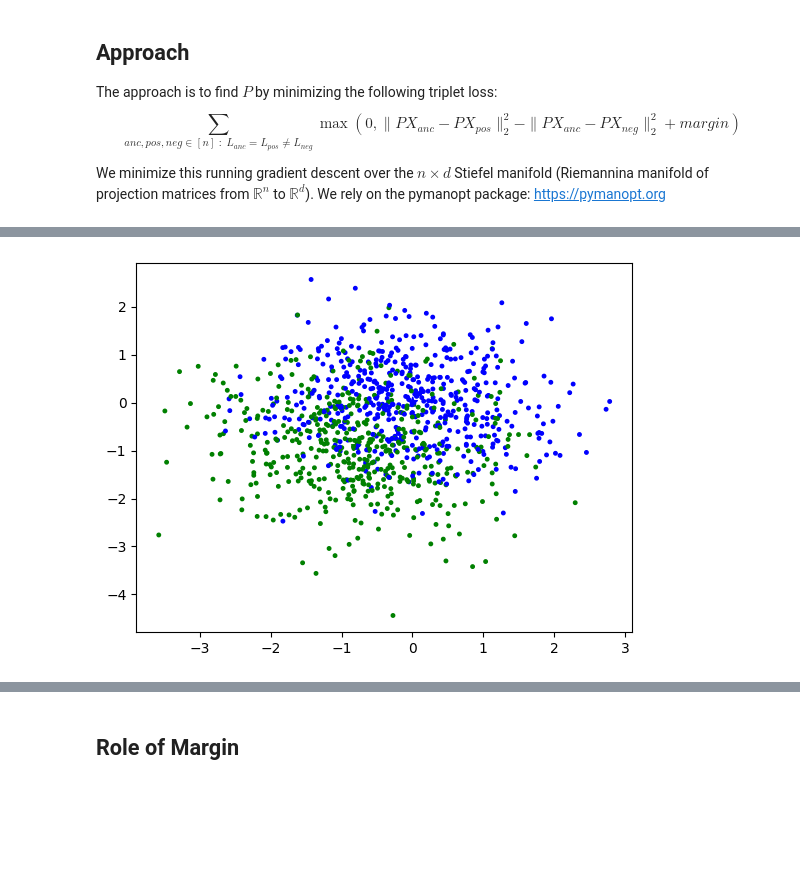
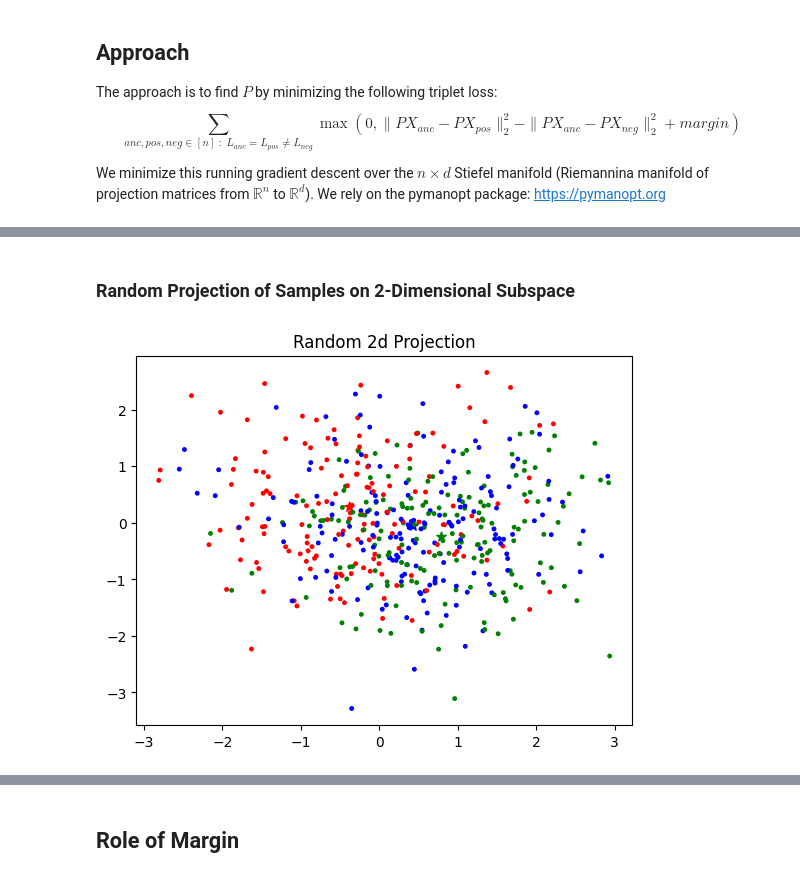
Before and after one commit to BangachevKiril/TripletLoss, a Jupyter notebook: GMMsExample/GMM Tests Notebook.ipynb, the cells around one changed output, grey strips where cells are left out. Cells and saved outputs as stored; diff of their text form; code cells hidden in the pictures; blank space fills up the shorter version.

```diff
--- a/GMMsExample/GMM Tests Notebook.ipynb
+++ b/GMMsExample/GMM Tests Notebook.ipynb
@@ -46,12 +53,12 @@ To enable the following instructions: AVX2 FMA, in other operations, rebuild Ten
 # %%
 # Parameters
-k = 2 #number of components
+k = 3 #number of components
 dk = 2 # dimension of components
 d = 10 # dimension of samples
-n = 1000 #number of samples
+n = 500 #number of samples
 sigma = 1 #sigma, noise size
-p = [.5, .5] # mixture weights
 # %%
 # Generating data
-(V, X, L) = GMMD.generate_GMM_data(k,n,d,sigma,dk,p)
-print(L)
+components = GMMD.generate_GMM_means(n_components=k,dim_samples= d, dim_components=dk)
+
+X_train,L_train = GMMD.generate_GMM_samples(components = components,n_samples = n,sigma= sigma)
@@ -82,9 +73,11 @@ plt.scatter(x = V[:,0], y = V[:,1])
+# %% [markdown]
+### Random Projection of Samples on 2-Dimensional Subspace
 # %%
 stiefel = pymanopt.manifolds.Stiefel(n = d, p = dk)
 RP = stiefel.random_point()
 
-VisualizingFunctions.visualize(X,L,V,RP)
+VisualizingFunctions.visualize(X_train,L_train,components,RP,title= "Random 2d Projection")
 # %% [output]
-[figure, old version]
+[figure, new version]
 # %%
 #Embedding Function
```
Also changed, not shown: parts of 22 cells of this notebook, 6 other files.
